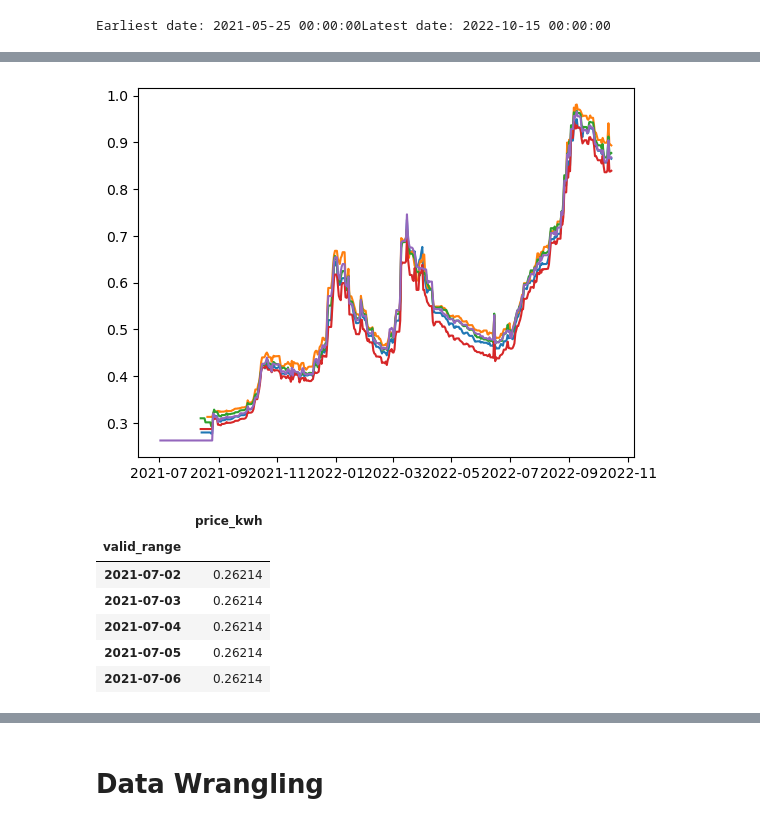
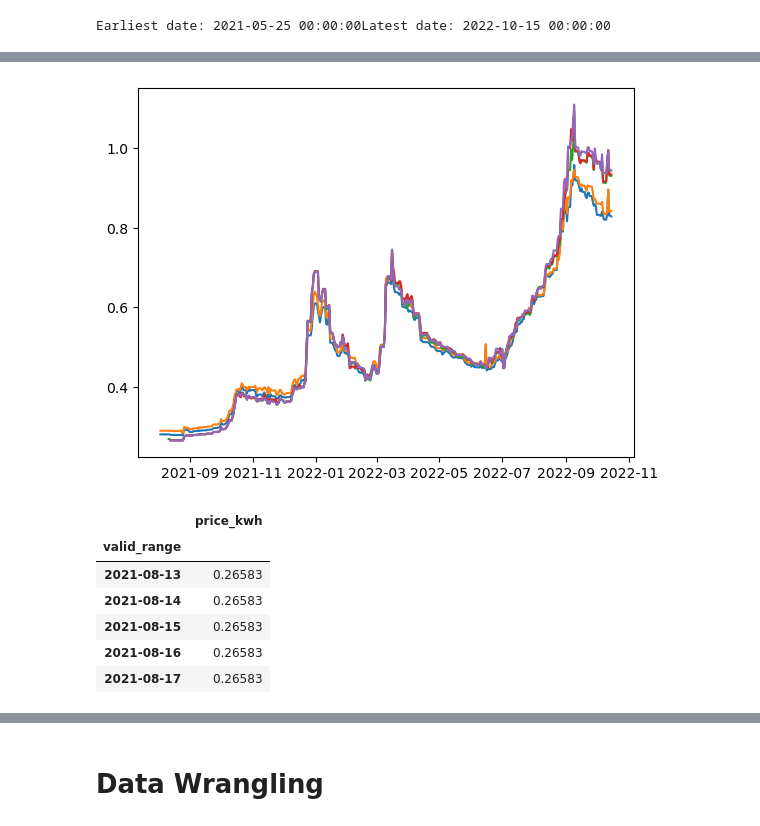
Before and after one commit to michael-fuest/DAiA-EON, a Jupyter notebook: neuralnetwork_testing.ipynb, the cells around one changed output, grey strips where cells are left out. Saved outputs shown, nothing was run; the diff lists cells and outputs as text; code cells hidden in the pictures.

```diff
--- a/neuralnetwork.ipynb
+++ b/neuralnetwork_testing.ipynb
@@ -38,3 +39,4 @@ f"Latest date: {household['date_valid_to'].max()}")
 Earliest date: 2021-05-25 00:00:00Latest date: 2022-10-15 00:00:00
 # %%
 postCodes = household.post_code.unique()
+consRanges = household.consumption_range_kwh.unique()
@@ -62,21 +100,21 @@ def queryRangePostCode(df_power, consumption_range_kwh = 2000, post_code = "8173
 # %%
-df = queryRangePostCode(household, 2000, "81737")
+df = queryRangePostCode(household, "81737")
 # %%
-dfs = [(x, queryRangePostCode(household, 2000, x)) for x in postCodes[0:5]]
-for PLZ, df in dfs:
+dfs = [(x, queryRangePostCode(household, x, "81737")) for x in consRanges[0:5]]
+for _, df in dfs:
     plt.plot(df)
 # %% [output]
-[figure, old version]
+[figure, new version]
 # %%
 df.head()
 # %% [output]
 |  | price_kwh |
 | valid_range |  |
-| 2021-07-02 | 0.26214 |
-| 2021-07-03 | 0.26214 |
-| 2021-07-04 | 0.26214 |
-| 2021-07-05 | 0.26214 |
-| 2021-07-06 | 0.26214 |
+| 2021-08-13 | 0.26583 |
+| 2021-08-14 | 0.26583 |
+| 2021-08-15 | 0.26583 |
+| 2021-08-16 | 0.26583 |
+| 2021-08-17 | 0.26583 |
 # %%
 market.head()
 # %% [output]
```
Also changed, not shown: parts of 10 cells of this notebook.
